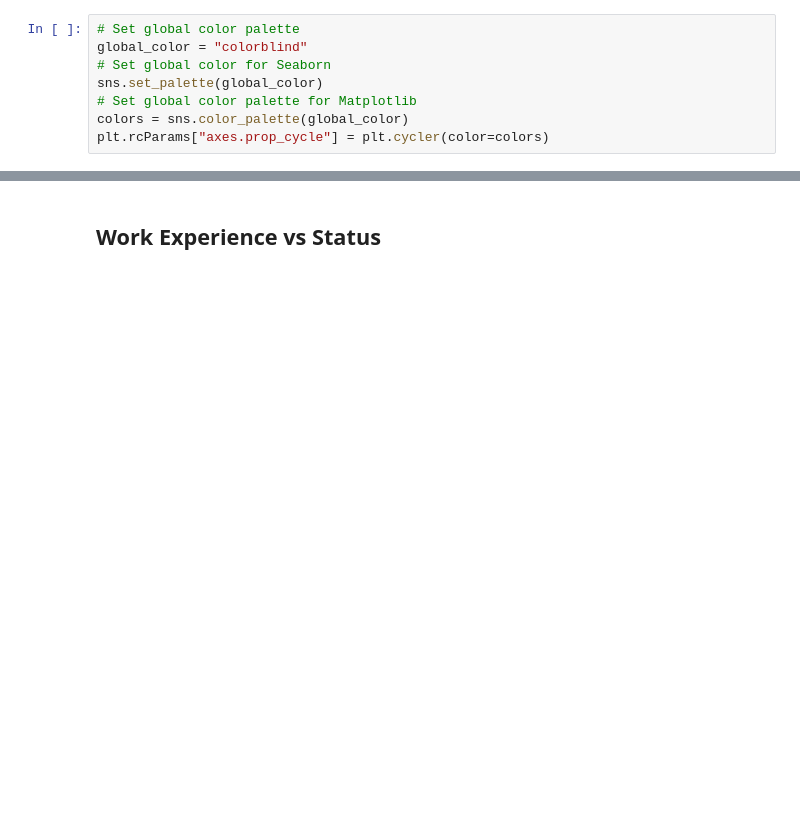
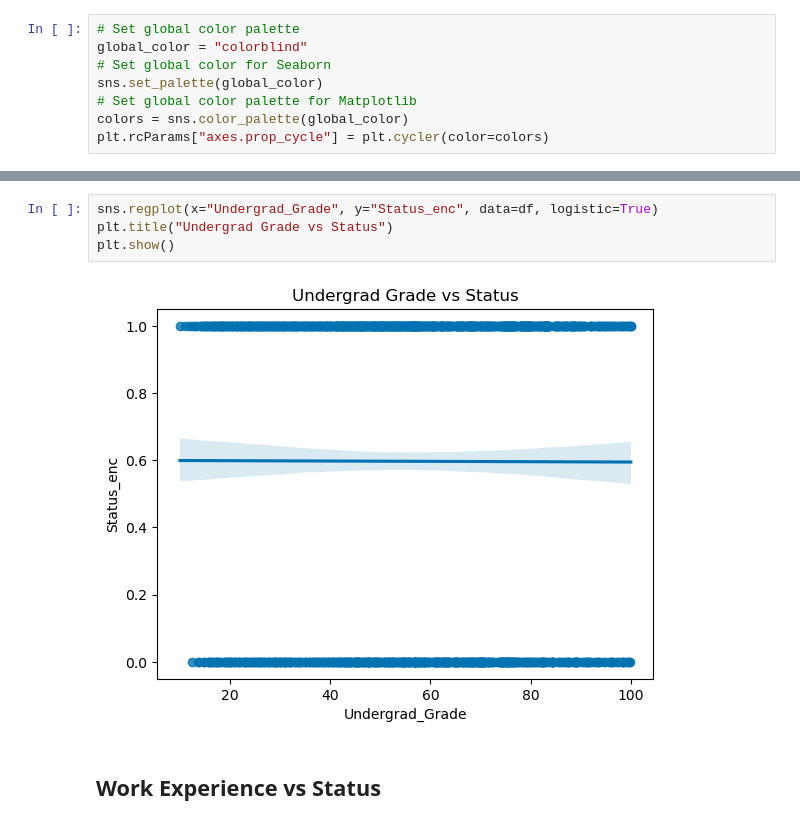
Before and after one commit to junclemente/ads505-FinalProject, a Jupyter notebook: eda/bivariate_analysis.ipynb, the cells around one changed output, grey strips where cells are left out. Cells and saved outputs as stored; diff of their text form; blank space fills up the shorter version.

```diff
--- a/eda/bivariate_analysis.ipynb
+++ b/eda/bivariate_analysis.ipynb
@@ -58,3 +96,9 @@ Since correlation between MBA and Undergrad grade is > |.7|, there is high corre
+# %%
+sns.regplot(x="Undergrad_Grade", y="Status_enc", data=df, logistic=True)
+plt.title("Undergrad Grade vs Status")
+plt.show()
+# %% [output]
+[figure, added]
 # %% [markdown]
 ## Work Experience vs Status
 # %%
```
Also changed, not shown: parts of 18 cells of this notebook.
